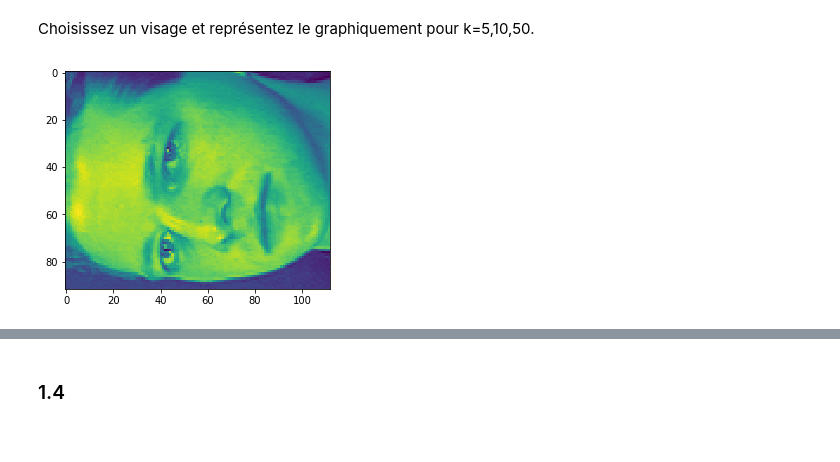
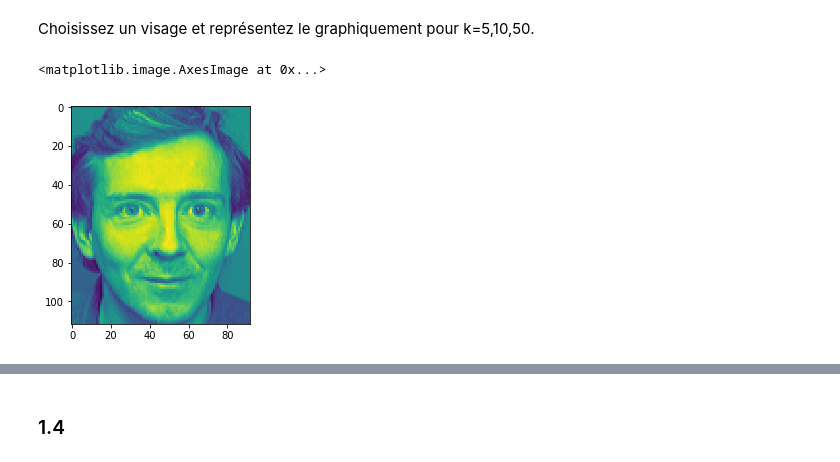
Before and after one commit to Maxabi/Faces-Classificator, a Jupyter notebook: src/exam.ipynb, the cells around one changed output, grey strips where cells are left out. Drawn from its saved outputs; the diff is of its cells as text; code cells hidden in the pictures.

```diff
--- a/src/exam.ipynb
+++ b/src/exam.ipynb
@@ -151,10 +152,10 @@ X_reduced50.shape
 # %% [markdown]
 Choisissez un visage et représentez le graphiquement pour k=5,10,50.
 # %%
-# test pour le visage n°5
-donne1 = hello[4:5]
-matr = donne1.values
-image = np.reshape(matr, (92,112))
-imgplot = plt.imshow(image)
+# test with the face number 5 without PCA
+face5 = df_test_x[4:5]
+image5 = np.reshape(face5.values, (92,112))
+plt.imshow(image5.transpose())
 # %% [output]
+<matplotlib.image.AxesImage at 0x...>
-[figure, old version]
+[figure, new version]
```
Also changed, not shown: parts of 13 cells of this notebook.
